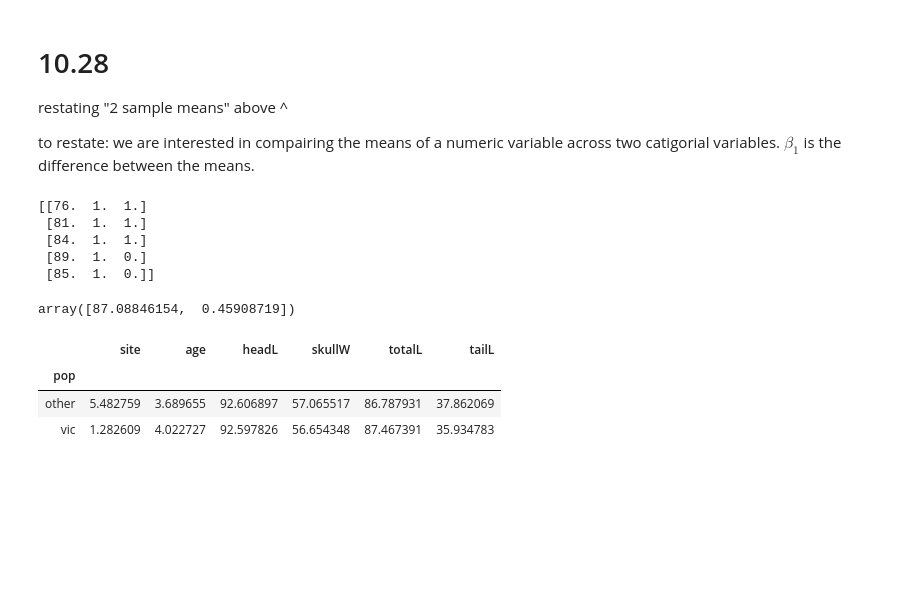
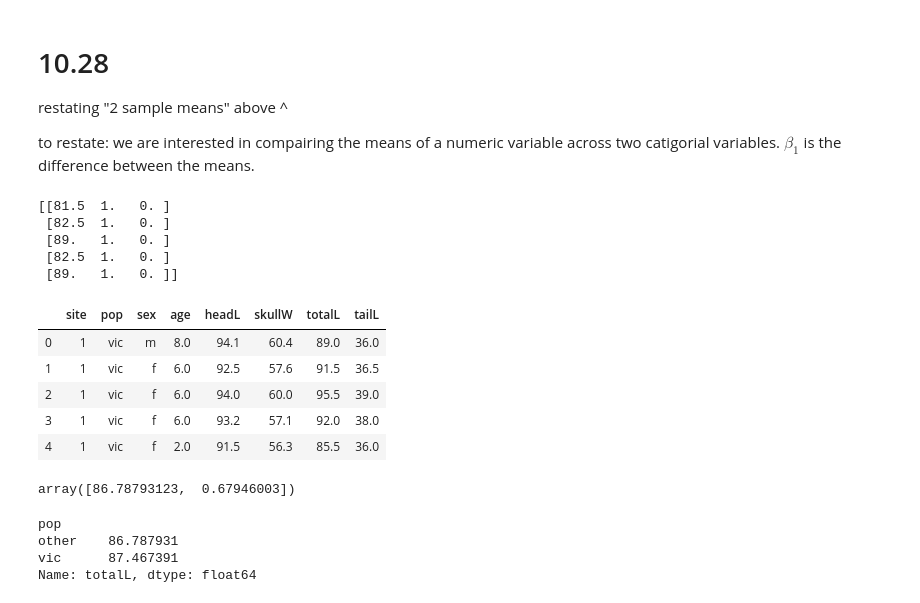
Before and after one commit to josephmlev/levine_j_math_314, a Jupyter notebook: notes/Class_notes_9.23-.ipynb, the cells around one changed output. Drawn from its saved outputs; the diff is of its cells as text; code cells hidden in the pictures; blank space fills up the shorter version.

```diff
--- a/notes/Class_notes_9.23-.ipynb
+++ b/notes/Class_notes_9.23-.ipynb
@@ -861,14 +861,21 @@ from scipy.optimize import minimize
 # %%
 df = pd.read_csv('https://raw.githubusercontent.com/roualdes/data/master/possum.csv')
 X = patsy.dmatrix('~C(pop)', data = df)
 yX = np.c_[df['totalL'], X]
-print(yX[43:48, :])
+print(yX[-5:, :])
+df.head()
 # %% [output]
-[[76.  1.  1.]
- [81.  1.  1.]
- [84.  1.  1.]
- [89.  1.  0.]
- [85.  1.  0.]]
+[[81.5  1.   0. ]
+ [82.5  1.   0. ]
+ [89.   1.   0. ]
+ [82.5  1.   0. ]
+ [89.   1.   0. ]]
+|  | site | pop | sex | age | headL | skullW | totalL | tailL |
+| 0 | 1 | vic | m | 8.0 | 94.1 | 60.4 | 89.0 | 36.0 |
+| 1 | 1 | vic | f | 6.0 | 92.5 | 57.6 | 91.5 | 36.5 |
+| 2 | 1 | vic | f | 6.0 | 94.0 | 60.0 | 95.5 | 39.0 |
+| 3 | 1 | vic | f | 6.0 | 93.2 | 57.1 | 92.0 | 38.0 |
+| 4 | 1 | vic | f | 2.0 | 91.5 | 56.3 | 85.5 | 36.0 |
 # %%
 def ll_normal(beta, yX):
     y = yX[:, 0]
@@ -876,24 +883,24 @@ def ll_normal(beta, yX):
     N = X.shape[0]
     mu = np.full(N, np.nan)
     for n in range(N):
-        mu = np.sum(X[n, :] * beta)
+        mu[n] = np.sum(X[n, :] * beta)
     d = y - mu
     return np.sum(d * d)
 
-betahat = minimize(ll_normal, np.random.normal(size = 2), args = (yX), method = "BFGS").x
+betahat = minimize(ll_normal, np.random.normal(size=2), args = (yX), method = "BFGS").x
 
-betahat #this needs to be fixed!
+betahat
 # %% [output]
-array([87.08846154,  0.45908719])
+array([86.78793123,  0.67946003])
 # %%
 #simple code to get out the group means
 
-df.groupby('pop').agg("mean")
+df.groupby('pop').totalL.agg("mean")
 # %% [output]
-|  | site | age | headL | skullW | totalL | tailL |
-| pop |  |  |  |  |  |  |
-| other | 5.482759 | 3.689655 | 92.606897 | 57.065517 | 86.787931 | 37.862069 |
-| vic | 1.282609 | 4.022727 | 92.597826 | 56.654348 | 87.467391 | 35.934783 |
+pop
+other    86.787931
+vic      87.467391
+Name: totalL, dtype: float64
 # %%
 #This indexes a list/array
 for i, j in enumerate(range(5,10)):
```
Also changed, not shown: parts of 10 cells of this notebook.
